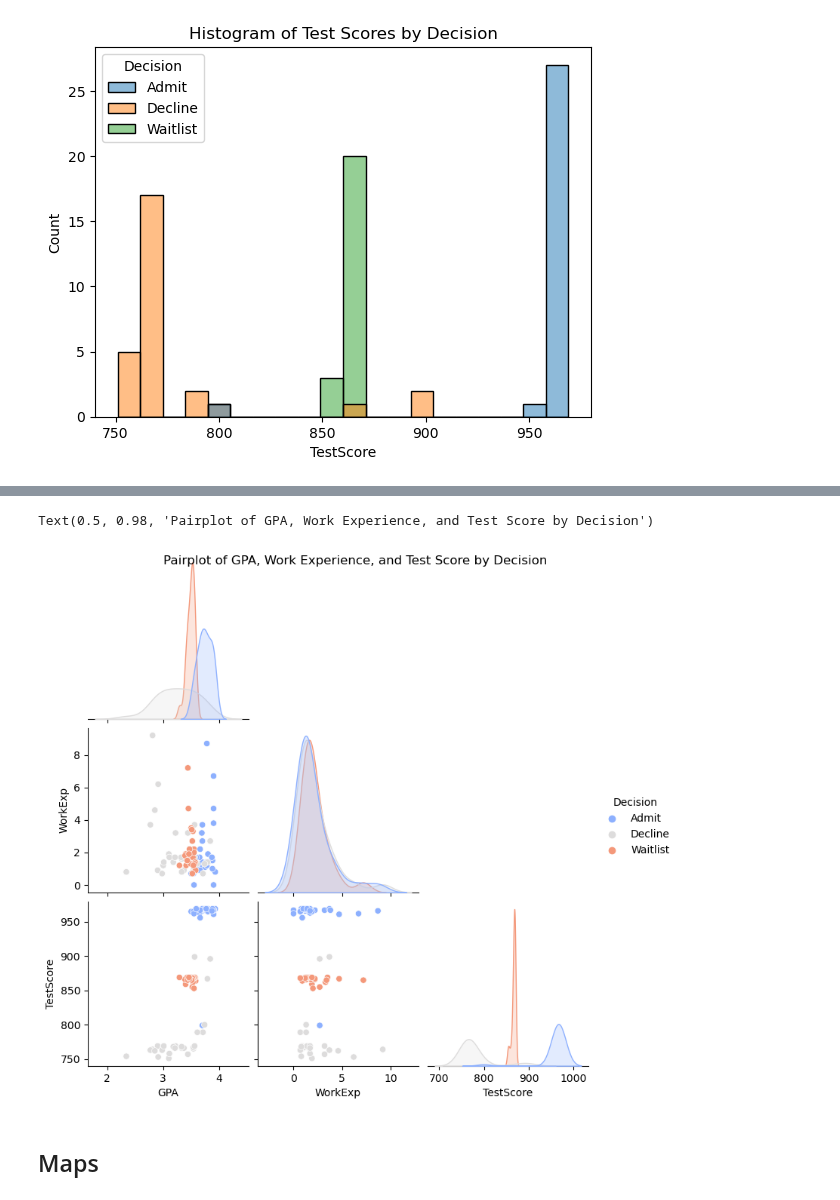
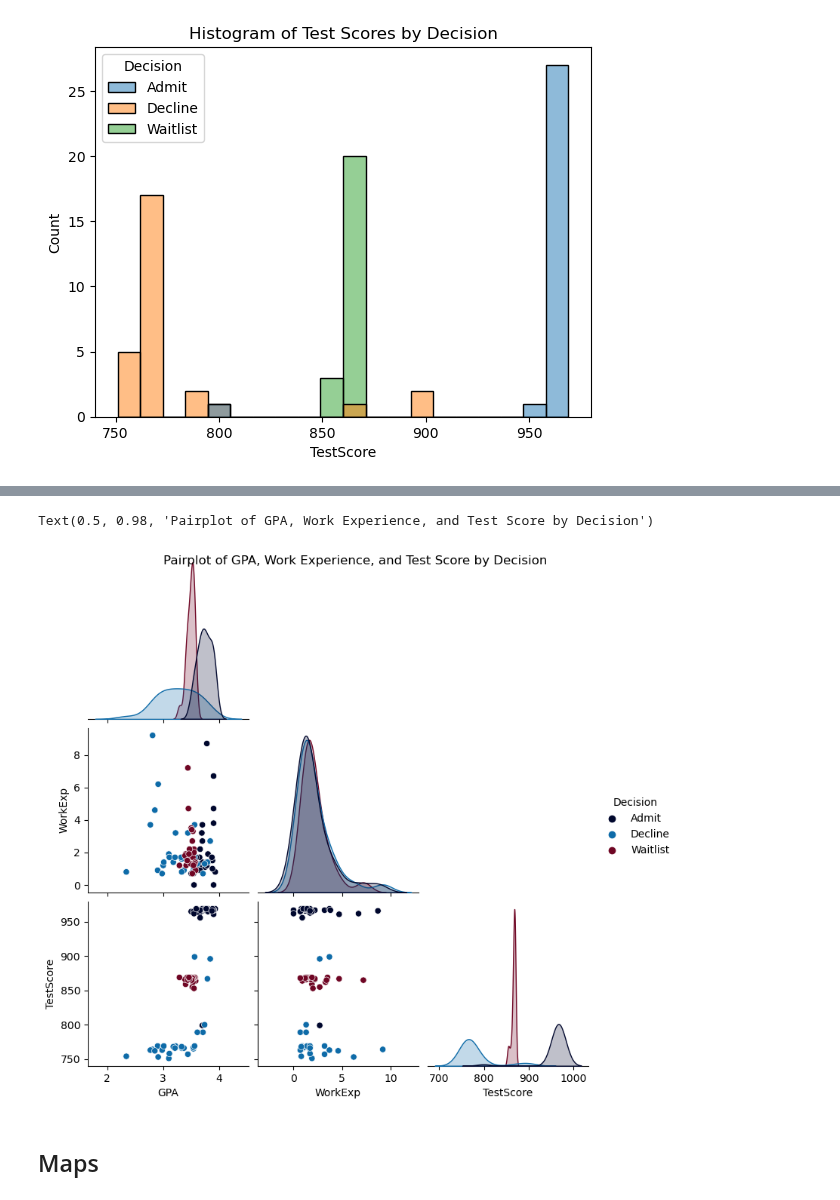
Before and after one commit to ad1589/dsan-5900.github.io, a Jupyter notebook: code/eda.ipynb, the cells around one changed output, grey strips where cells are left out. Drawn from its saved outputs; the diff is of its cells as text; code cells hidden in the pictures.

```diff
--- a/code/eda.ipynb
+++ b/code/eda.ipynb
@@ -185,15 +185,17 @@ gpa_bar
 
 'add_selection' is deprecated. Use 'add_params' instead.
 [interactive output not drawn]
+# %%
+custom_palette = ['#00072D', '#0A2472', '#0E6BA8', '#A6E1FA', '#99ABC5', '#8B748F', '#6F0624']
 # %%
 scatter_cols = df[['State', 'Decision', 'GPA', 'WorkExp', 'TestScore']]
-colors = ['', '', '']
-g = sns.pairplot(scatter_cols, hue='Decision', palette=colors, corner=True)
+tri_color = [custom_palette[0], custom_palette[2], custom_palette[6]]
+g = sns.pairplot(scatter_cols, hue='Decision', palette=tri_color, corner=True)
 g.fig.suptitle('Pairplot of GPA, Work Experience, and Test Score by Decision')
 #sns.color_palette('YlGnBu')
 # %% [output]
 Text(0.5, 0.98, 'Pairplot of GPA, Work Experience, and Test Score by Decision')
-[figure, old version]
+[figure, new version]
 # %% [markdown]
 ## Maps
 # %%
```
Also changed, not shown: parts of 7 cells of this notebook.
